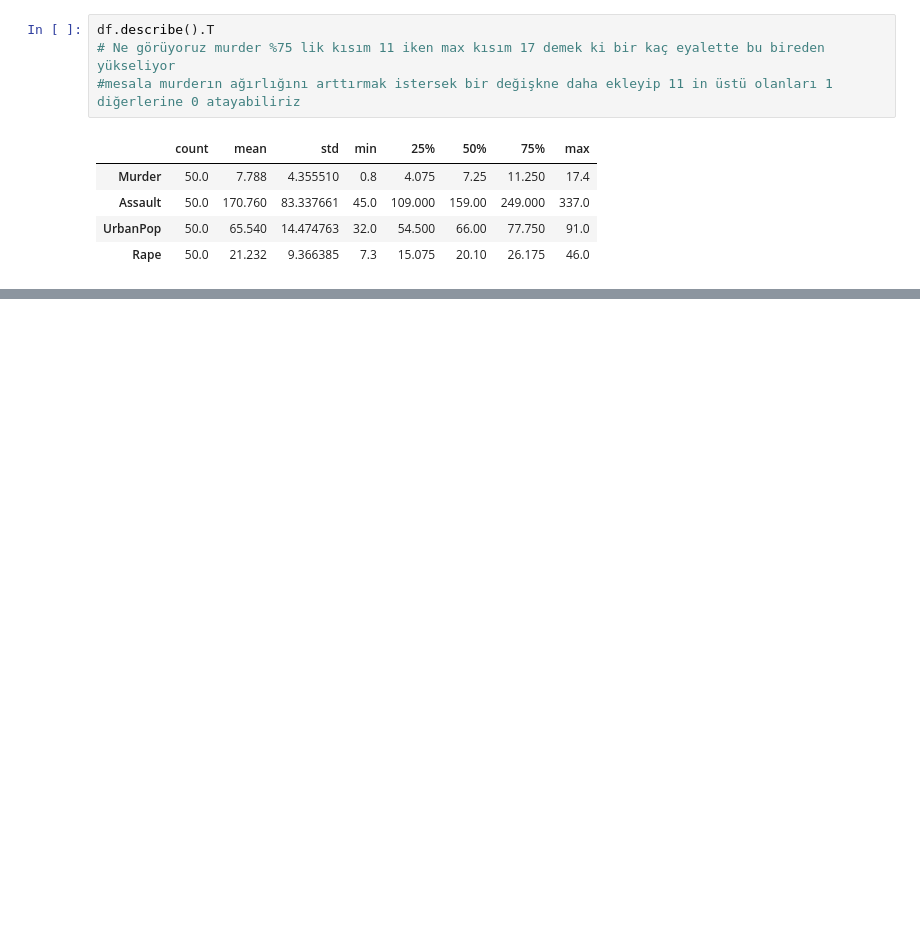
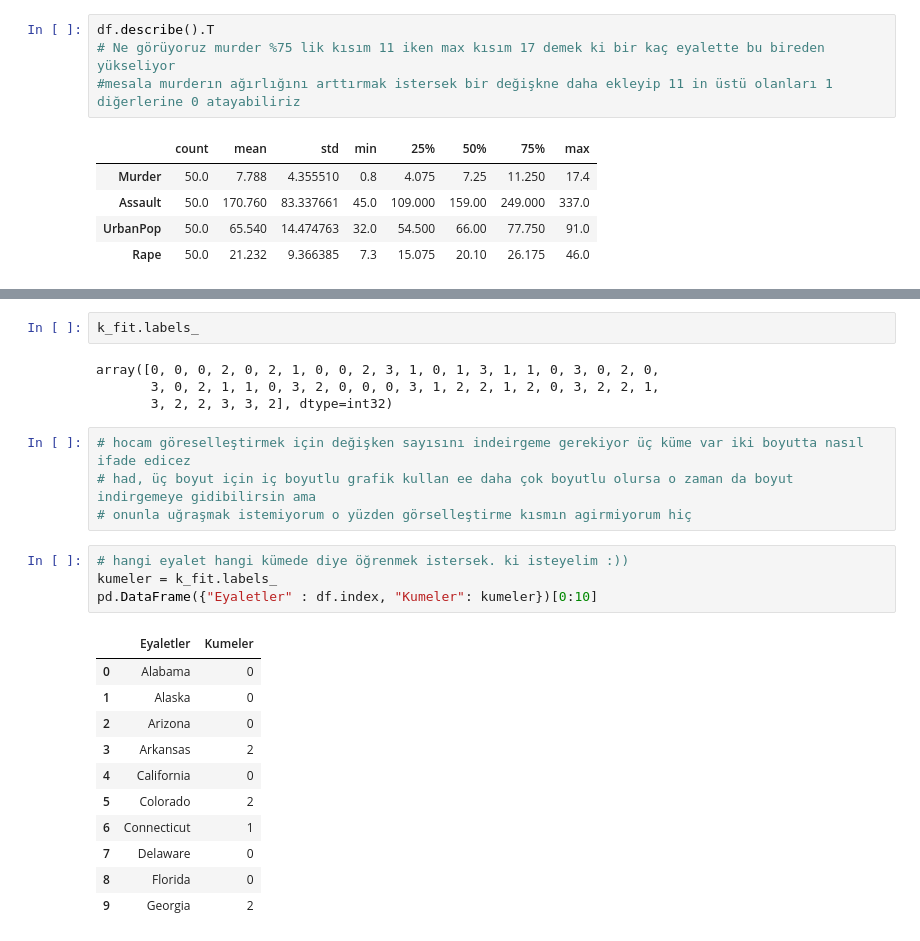
Before and after one commit to GokceSoylu/Machine_Learing, a Jupyter notebook: K_means/K_means.ipynb, the cells around one changed output, grey strips where cells are left out. Saved outputs shown, nothing was run; the diff lists cells and outputs as text; blank space fills up the shorter version.

Commit message:
küme frekansı ve görselleştirme

```diff
--- a/K_means/K_means.ipynb
+++ b/K_means/K_means.ipynb
@@ -100,0 +141,26 @@ array([[<AxesSubplot: title={'center': 'Murder'}>,
+# %%
+k_fit.labels_
+# %% [output]
+array([0, 0, 0, 2, 0, 2, 1, 0, 0, 2, 3, 1, 0, 1, 3, 1, 1, 0, 3, 0, 2, 0,
+       3, 0, 2, 1, 1, 0, 3, 2, 0, 0, 0, 3, 1, 2, 2, 1, 2, 0, 3, 2, 2, 1,
+       3, 2, 2, 3, 3, 2], dtype=int32)
+# %%
+# hocam göreselleştirmek için değişken sayısını indeirgeme gerekiyor üç küme var iki boyutta nasıl ifade edicez
+# had, üç boyut için iç boyutlu grafik kullan ee daha çok boyutlu olursa o zaman da boyut indirgemeye gidibilirsin ama
+# onunla uğraşmak istemiyorum o yüzden görselleştirme kısmın agirmiyorum hiç
+# %%
+# hangi eyalet hangi kümede diye öğrenmek istersek. ki isteyelim :))
+kumeler = k_fit.labels_
+pd.DataFrame({"Eyaletler" : df.index, "Kumeler": kumeler})[0:10]
+# %% [output]
+|  | Eyaletler | Kumeler |
+| 0 | Alabama | 0 |
+| 1 | Alaska | 0 |
+| 2 | Arizona | 0 |
+| 3 | Arkansas | 2 |
+| 4 | California | 0 |
+| 5 | Colorado | 2 |
+| 6 | Connecticut | 1 |
+| 7 | Delaware | 0 |
+| 8 | Florida | 0 |
+| 9 | Georgia | 2 |
```
Also changed, not shown: parts of 11 cells of this notebook, 1 other file.
